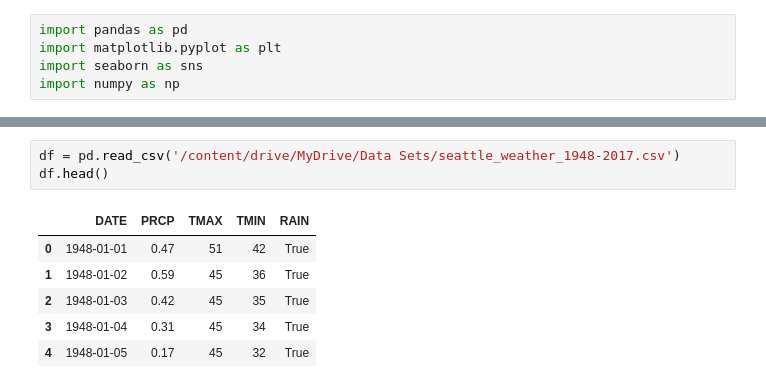
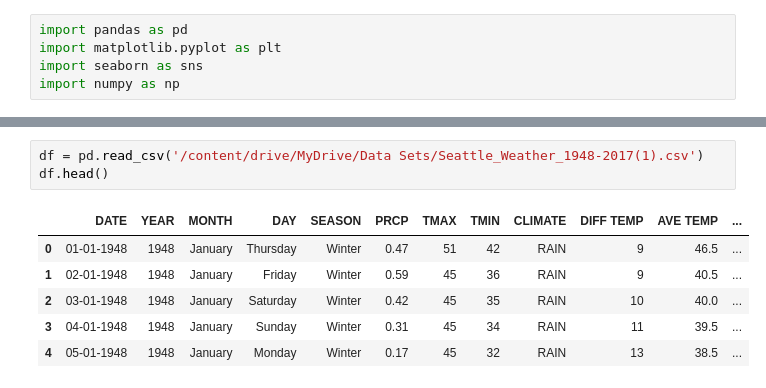
Before and after one commit to Udhay2898/Weather, a Jupyter notebook: Weather.ipynb, the cells around one changed output, grey strips where cells are left out. Drawn from its saved outputs; the diff is of its cells as text.

Commit message:
Weather

```diff
--- a/Weather.ipynb
+++ b/Weather.ipynb
@@ -13,10 +13,10 @@ Mounted at /content/drive
 # %%
-df = pd.read_csv('/content/drive/MyDrive/Data Sets/seattle_weather_1948-2017.csv')
+df = pd.read_csv('/content/drive/MyDrive/Data Sets/Seattle_Weather_1948-2017(1).csv')
 df.head()
 # %% [output]
-|  | DATE | PRCP | TMAX | TMIN | RAIN |
-| 0 | 1948-01-01 | 0.47 | 51 | 42 | True |
-| 1 | 1948-01-02 | 0.59 | 45 | 36 | True |
-| 2 | 1948-01-03 | 0.42 | 45 | 35 | True |
-| 3 | 1948-01-04 | 0.31 | 45 | 34 | True |
-| 4 | 1948-01-05 | 0.17 | 45 | 32 | True |
+|  | DATE | YEAR | MONTH | DAY | SEASON | PRCP | TMAX | TMIN | CLIMATE | DIFF TEMP | AVE TEMP | ... |
+| 0 | 01-01-1948 | 1948 | January | Thursday | Winter | 0.47 | 51 | 42 | RAIN | 9 | 46.5 | ... |
+| 1 | 02-01-1948 | 1948 | January | Friday | Winter | 0.59 | 45 | 36 | RAIN | 9 | 40.5 | ... |
+| 2 | 03-01-1948 | 1948 | January | Saturday | Winter | 0.42 | 45 | 35 | RAIN | 10 | 40.0 | ... |
+| 3 | 04-01-1948 | 1948 | January | Sunday | Winter | 0.31 | 45 | 34 | RAIN | 11 | 39.5 | ... |
+| 4 | 05-01-1948 | 1948 | January | Monday | Winter | 0.17 | 45 | 32 | RAIN | 13 | 38.5 | ... |
```
Also changed, not shown: parts of 14 cells of this notebook.
